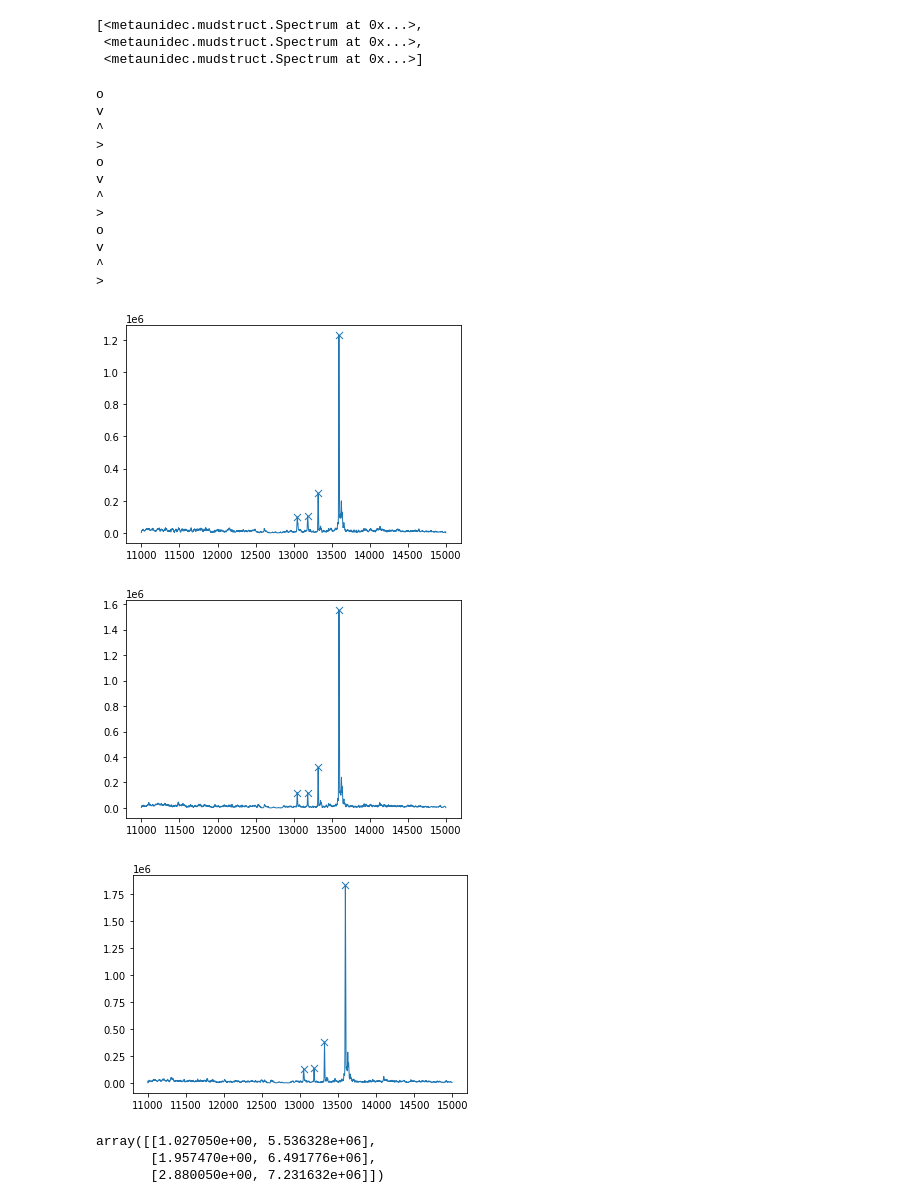
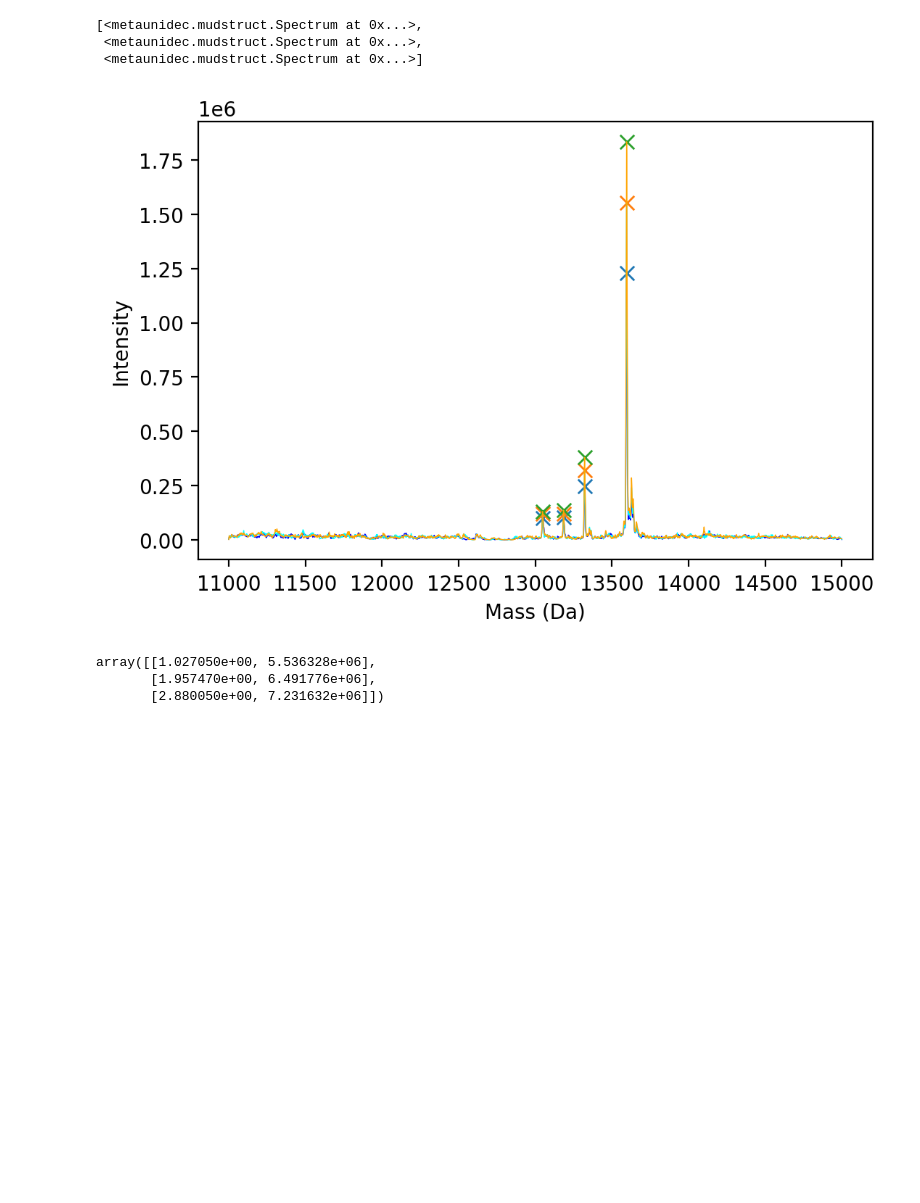
Before and after one commit to lawrencecollins/UniDec, a Jupyter notebook: megaunidec.ipynb, the cells around one changed output. Saved outputs shown, nothing was run; the diff lists cells and outputs as text; code cells hidden in the pictures; blank space fills up the shorter version.

```diff
--- a/megaunidec.ipynb
+++ b/megaunidec.ipynb
@@ -100,6 +100,7 @@ ignore = meta.data.get_bool()
 for i, p in enumerate(meta.pks.peaks):
     print(meta.pks.peaks[i].label, fitgrid[i], meta.pks.textmarkers[i])
     plt.scatter(var1, fitgrid[i], marker = meta.pks.markers[i])
+    plt.plot(var1, fitgrid[i])
     plt.ylabel("Intensity")
     plt.xlabel("Time")
     print(meta.pks.peaks[i].height)
@@ -156,32 +157,23 @@ spectra
  <metaunidec.mudstruct.Spectrum at 0x...>,
  <metaunidec.mudstruct.Spectrum at 0x...>]
 # %%
-for s in meta.data.spectra:
+fig, ax = plt.subplots(dpi = 200)
+color = ['blue', 'cyan', 'orange']
+
+for i, s in enumerate(meta.data.spectra):
     height = []
     mass = []
+
     for p in s.pks.peaks:
         height.append(p.height)
         mass.append(p.mass)
-        print(p.marker)
-    plt.figure()
-    plt.plot(s.massdat[:, 0], s.massdat[:, 1])
+
+    ax.set_xlabel('Mass (Da)')
+    ax.set_ylabel("Intensity")
+    ax.plot(s.massdat[:, 0], s.massdat[:, 1], color = color[i], lw = 0.5)
     plt.scatter(mass, height, marker = 'x')
 # %% [output]
-o
-v
-^
->
-o
-v
-^
->
-o
-v
-^
->
-[figure, old version]
+[figure, new version]
-[figure, removed]
-[figure, removed]
 # %%
 mega.ticpeaks
 # %% [output]
```
Also changed, not shown: parts of 7 cells of this notebook, 4 other files.
